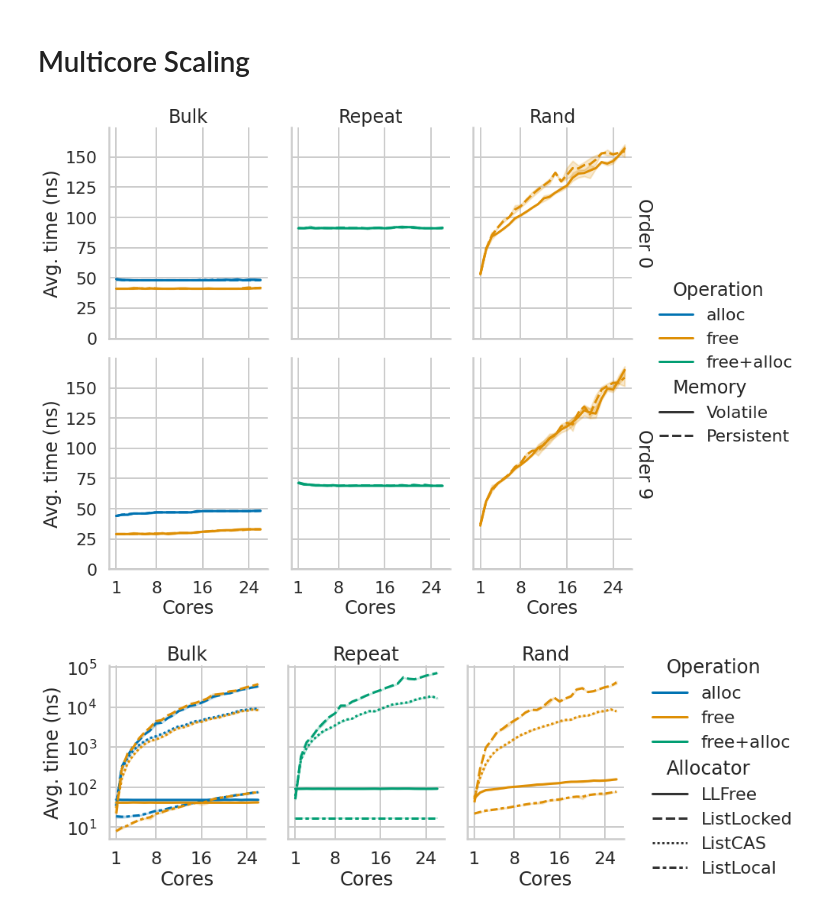
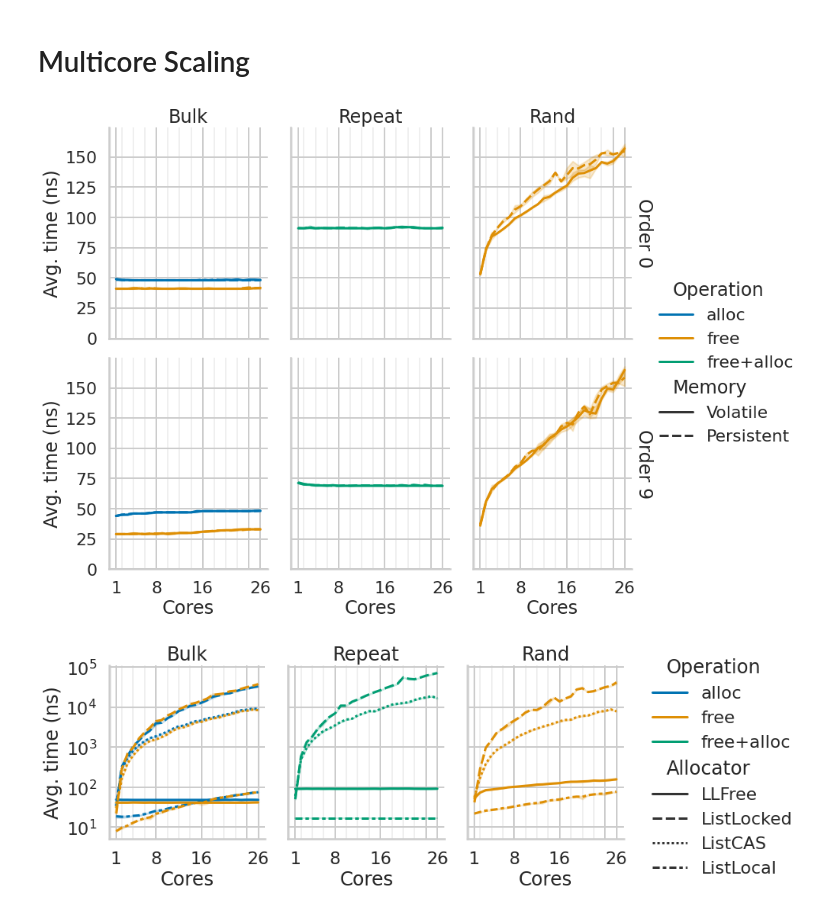
Before and after one commit to luhsra/llfree-bench, a Jupyter notebook: allocator.ipynb, the cells around one changed output. Cells and saved outputs as stored; diff of their text form; code cells hidden in the pictures.

```diff
--- a/allocator.ipynb
+++ b/allocator.ipynb
@@ -110,7 +111,13 @@ with sns.plotting_context("poster"):
     g.map_dataframe(sns.lineplot, x="cores", y="time",
                     style="Memory", hue="Operation")
     g.add_legend(adjust_subtitles=True)
-    g.set(xticks=[1, 8, 16, 24])
+
+    g.set(xticks=[1, 8, 16, 24, 26])
+    for ax in g.axes_dict.values():
+        ax.set_xticks(list(range(0, 27, 2)), minor=True)
+        ax.grid(which="minor", alpha=0.3)
+    g.set(xticklabels=[1, 8, 16, "", 26])
+
     g.set(ylim=(0, None))
     # g.set(ylim=(1, 10**5 * 1.5))
     # g.set(yscale="log")
@@ -121,33 +128,38 @@ with sns.plotting_context("poster"):
 
 save_dref("llfree_cores", ["Memory", "bench", "order", "cores", "Operation"], pgd)
 # %% [output]
-[figure, old version]
+[figure, new version]
 # %%
 data_v = read_all_bench(volatile_cores, [0])
 data_v["Allocator"] = "LLFree"
 data_vl = read_all_bench(volatile_locked, [0])
 
 data = pd.concat([data_v, data_vl])
 pgd = data[["bench", "cores", "Allocator", "alloc", "free", "free+alloc"]].melt(
     id_vars=["bench", "cores", "Allocator"],
     value_vars=["alloc", "free", "free+alloc"], value_name="time", var_name="Operation")
 
 with sns.plotting_context("poster"):
     g = sns.FacetGrid(data=pgd, col="bench",
                       height=5, aspect=0.8, margin_titles=True)
     g.map_dataframe(sns.lineplot, x="cores", y="time",
                     style="Allocator", hue="Operation",
                     style_order=["LLFree", "ListLocked", "ListCAS", "ListLocal"])
     g.add_legend(adjust_subtitles=True)
-    g.set(xticks=[1, 8, 16, 24])
-    # g.set(ylim=(0, None))
-    # g.set(ylim=(1, 10**5 * 1.5))
+
+    g.set(xticks=[1, 8, 16, 24, 26])
+    g.set(xticklabels=[1, 8, 16, "", 26])
     g.set(yscale="log")
+    for ax in g.axes_dict.values():
+        ax.set_xticks(list(range(0, 27, 2)), minor=True)
+        ax.set_yticks([], minor=True)
+        ax.grid(which="minor", alpha=0.3)
+
     g.set(ylabel="Avg. time (ns)")
     g.set(xlabel="Cores")
     g.set_titles(col_template="{col_name}", row_template="Order {row_name}")
-    g.savefig("out/llfree_locked.pdf")
+    g.savefig("out/llfree_locked.pdf", bbox_inches="tight")
 
 save_dref("llfree_locked", ["Allocator", "bench", "cores", "Operation"], pgd[pgd["Allocator"] != "LLFree"])
 # %% [output]
-[figure, old version]
+[figure, new version]
```
Also changed, not shown: parts of 1 cell of this notebook, 7 other files.
